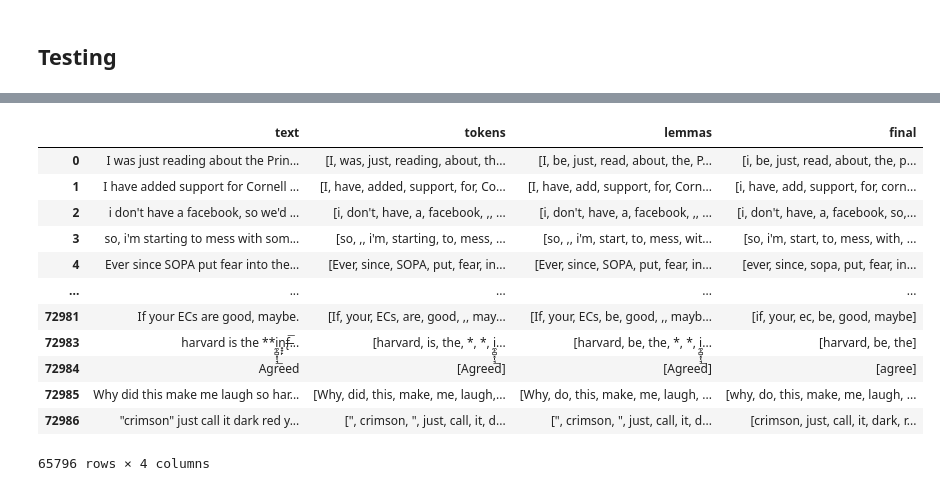
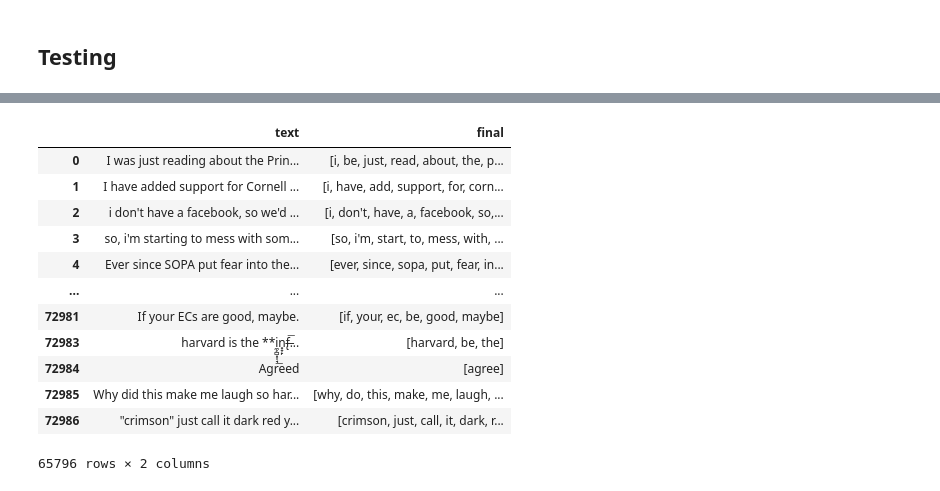
Before and after one commit to nickvick04/ORFE-Thesis, a Jupyter notebook: Notebooks/DataCleaningExperiments.ipynb, the cells around one changed output, grey strips where cells are left out. Drawn from its saved outputs; the diff is of its cells as text; code cells hidden in the pictures.

Commit message:
simplify pre-processing function

```diff
--- a/Notebooks/DataCleaningExperiments.ipynb
+++ b/Notebooks/DataCleaningExperiments.ipynb
@@ -154,22 +154,20 @@ def clean_tokens_lexical(text):
 ## Preprocess Function
 # %%
 def preprocess_df(df):
+    '''Function that pre-processes the data in a given dataframe by removing
+    deleted/removed utterances, bot utterances, and utterances not containing letters.
+    Then, the remaining textual data is tokenized, lemmatized, and cleaned.'''
+
     # remove deleted/removed utterances
     df = df[~df["text"].str.lower().isin({"[deleted]", "[removed]"})]
 
     # remove bot authored utterances
-    df = df[~df["text"].str.contains(BOT_TEXT_RE)]
+    df = df[~df["text"].str.contains(BOT_TEXT_RE, regex=True)]
 
     # remove utterances without a letter
-    df = df[df["text"].str.contains(HAS_LETTER_RE)]
+    df = df[df["text"].str.contains(HAS_LETTER_RE, regex=True)]
 
-    # tokenize
-    df["tokens"] = df["text"].apply(tokenize)
-
-    # lemmatize
-    df["lemmas"] = df["tokens"].apply(lemmatize)
-
-    # final
+    # final tokenized, lemmatized, and cleaned set
     df["final"] = df["text"].apply(clean_tokens_lexical)
 
     return df
@@ -204,20 +202,20 @@ df
 # %%
-df_text = df[["text", "tokens", "lemmas", "final"]]
+df_text = df[["text", "final"]]
 df_text
 # %% [output]
-|  | text | tokens | lemmas | final |
-| 0 | I was just reading about the Prin... | [I, was, just, reading, about, th... | [I, be, just, read, about, the, P... | [i, be, just, read, about, the, p... |
-| 1 | I have added support for Cornell ... | [I, have, added, support, for, Co... | [I, have, add, support, for, Corn... | [i, have, add, support, for, corn... |
-| 2 | i don't have a facebook, so we'd ... | [i, don't, have, a, facebook, ,, ... | [i, don't, have, a, facebook, ,, ... | [i, don't, have, a, facebook, so,... |
-| 3 | so, i'm starting to mess with som... | [so, ,, i'm, starting, to, mess, ... | [so, ,, i'm, start, to, mess, wit... | [so, i'm, start, to, mess, with, ... |
-| 4 | Ever since SOPA put fear into the... | [Ever, since, SOPA, put, fear, in... | [Ever, since, SOPA, put, fear, in... | [ever, since, sopa, put, fear, in... |
-| ... | ... | ... | ... | ... |
-| 72981 | If your ECs are good, maybe. | [If, your, ECs, are, good, ,, may... | [If, your, ECs, be, good, ,, mayb... | [if, your, ec, be, good, maybe] |
-| 72983 | harvard is the **i̼͕̻͓̩̘͟n͙̞̙f̶̢͞... | [harvard, is, the, *, *, i̼͕̻͓̩̘͟... | [harvard, be, the, *, *, i̼͕̻͓̩̘͟... | [harvard, be, the] |
-| 72984 | Agreed | [Agreed] | [Agreed] | [agree] |
-| 72985 | Why did this make me laugh so har... | [Why, did, this, make, me, laugh,... | [Why, do, this, make, me, laugh, ... | [why, do, this, make, me, laugh, ... |
-| 72986 | "crimson" just call it dark red y... | [", crimson, ", just, call, it, d... | [", crimson, ", just, call, it, d... | [crimson, just, call, it, dark, r... |
+|  | text | final |
+| 0 | I was just reading about the Prin... | [i, be, just, read, about, the, p... |
+| 1 | I have added support for Cornell ... | [i, have, add, support, for, corn... |
+| 2 | i don't have a facebook, so we'd ... | [i, don't, have, a, facebook, so,... |
+| 3 | so, i'm starting to mess with som... | [so, i'm, start, to, mess, with, ... |
+| 4 | Ever since SOPA put fear into the... | [ever, since, sopa, put, fear, in... |
+| ... | ... | ... |
+| 72981 | If your ECs are good, maybe. | [if, your, ec, be, good, maybe] |
+| 72983 | harvard is the **i̼͕̻͓̩̘͟n͙̞̙f̶̢͞... | [harvard, be, the] |
+| 72984 | Agreed | [agree] |
+| 72985 | Why did this make me laugh so har... | [why, do, this, make, me, laugh, ... |
+| 72986 | "crimson" just call it dark red y... | [crimson, just, call, it, dark, r... |
-65796 rows × 4 columns
+65796 rows × 2 columns
 # %%
 pd.set_option('display.max_colwidth', None)
 df_text.sample(50)
```
Also changed, not shown: parts of 2 cells of this notebook.
